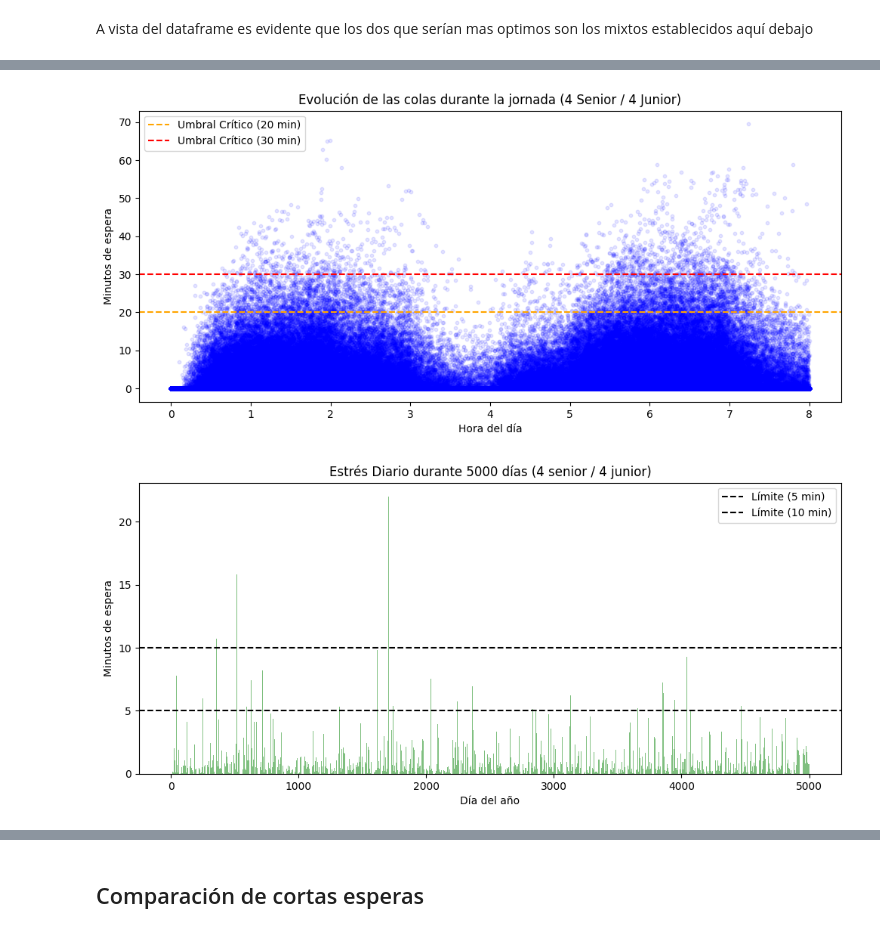
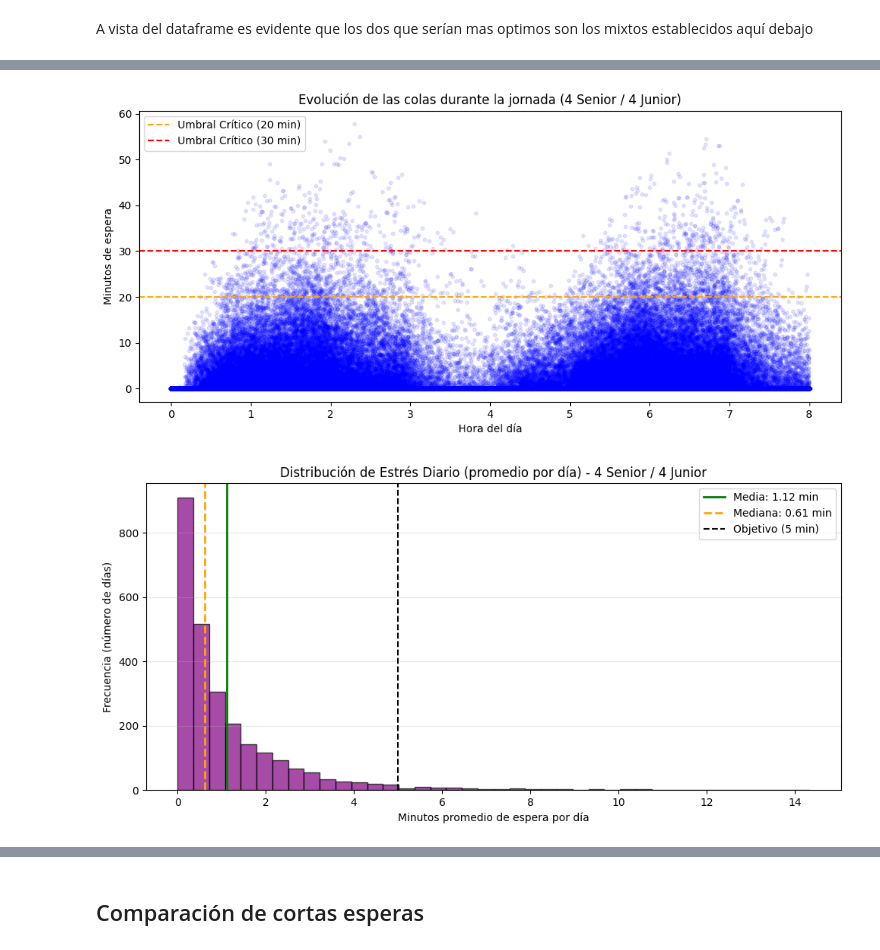
Before and after one commit to jairosdc/queue-staffing-optimization, a Jupyter notebook: Analisis_de_dataset.ipynb, the cells around one changed output, grey strips where cells are left out. Saved outputs shown, nothing was run; the diff lists cells and outputs as text; code cells hidden in the pictures.

```diff
--- a/Analisis_de_dataset.ipynb
+++ b/Analisis_de_dataset.ipynb
@@ -485,43 +485,36 @@ plt.show()
 # %%
-# --- CONFIGURACIÓN DEL ANÁLISIS DE MOMENTOS CRÍTICOS ---
-umbral_critico1 = 20  # Definimos que una "cola larga" es > 20 minutos
-umbral_critico2 = 30  # Definimos que una "cola muy larga" es > 30 minutos
+# Umbrales críticos
+umbral_critico1 = 20
+umbral_critico2 = 30
 equipo_analizar = config_asesores_8_mixtos_1
-n_jornadas = 5000
+n_jornadas = 2600
 
-resultados_por_dia = []
 total_personas_espera_larga = 0
 total_personas_atendidas = 0
-
-# >>> ARREGLO: inicializar contadores que usas después (evita arrastre de celdas previas)
 total_personas_espera_corta5 = 0
 total_personas_espera_corta10 = 0
 
+resultados_por_dia = []
 todas_las_esperas = []
 esperas_por_hora = []
 
-# Corremos unas cuantas jornadas para tener datos brutos
+# Simulación de cada jornada (UN SOLO BUCLE)
 for _ in range(n_jornadas):
-    llegadas = generacion_llegadas(15, pesos_dia) # Usamos tus funciones
+    llegadas = generacion_llegadas(15, pesos_dia)
     esperas = simulacion_atencion(equipo_analizar, llegadas)
 
+    # Guardamos datos por cliente
     for t_llegada, espera in zip(llegadas, esperas):
         espera_min = espera * 60
         todas_las_esperas.append(espera_min)
         esperas_por_hora.append({'Hora': t_llegada, 'Espera': espera_min})
 
-df_detallado = pd.DataFrame(esperas_por_hora)
-
-for i in range(n_jornadas):
-    # Generamos un día de trabajo
-    llegadas = generacion_llegadas(15, pesos_dia)
-    esperas = simulacion_atencion(equipo_analizar, llegadas)
-
+    # Estadísticas del día
     if esperas:
         # Convertimos todas las esperas del día a minutos
         esperas_minutos = [e * 60 for e in esperas]
 
-        # Guardamos el promedio del día para la gráfica (el paso que faltaba)
+        # Guardamos el promedio del día para la gráfica
         promedio_dia = sum(esperas_minutos) / len(esperas_minutos)
         resultados_por_dia.append(promedio_dia)
 
@@ -537,6 +530,8 @@ for i in range(n_jornadas):
         # Si no hubo esperas, el tiempo es 0
         resultados_por_dia.append(0)
 
+df_detallado = pd.DataFrame(esperas_por_hora)
+
 # --- 1. ¿CADA CUÁNTO HAY COLAS LARGAS? (Histograma de Riesgo) ---
 plt.figure(figsize=(10, 5))
 plt.hist(todas_las_esperas, bins=50, color='blue', edgecolor='black', alpha=0.7)
@@ -548,7 +543,7 @@ plt.ylabel("Número de clientes")
 plt.legend()
 plt.show()
 
-# --- 2. ¿EN QUÉ MOMENTOS OCURREN? (Análisis Temporal) ---
+# Gráfica de espera en cola por cliente
 plt.figure(figsize=(12, 5))
 plt.scatter(df_detallado['Hora'], df_detallado['Espera'], alpha=0.1, color='blue', s=10)
 plt.title("Evolución de las colas durante la jornada (4 Senior / 4 Junior)")
@@ -560,31 +555,45 @@ plt.xticks(range(9)) # Para ver las 8 horas de jornada
 plt.legend()
 plt.show()
 
-# --- Visualización ---
-plt.figure(figsize=(12, 5))
-# Ahora range(1, 366) y resultados_por_dia tienen ambos 365 elementos
-plt.bar(range(1, n_jornadas + 1), resultados_por_dia, color='green', alpha=0.5)
-plt.axhline(y=5, color='black', linestyle='--', label='Límite (5 min)')
-plt.axhline(y=10, color='black', linestyle='--', label='Límite (10 min)')
-plt.title(f"Estrés Diario durante {n_jornadas} días (4 senior / 4 junior)")
-plt.xlabel("Día del año")
-plt.ylabel("Minutos de espera")
-plt.legend()
+# --- HISTOGRAMA DE ESTRÉS DIARIO (Distribución de promedios diarios) ---
+fig, ax = plt.subplots(figsize=(10, 5))
+
+# Histograma de distribución de promedios diarios
+ax.hist(resultados_por_dia, bins=40, color='purple', edgecolor='black', alpha=0.7)
+ax.axvline(np.mean(resultados_por_dia), color='green', linestyle='-', linewidth=2, label=f'Media: {np.mean(resultados_por_dia):.2f} min')
+ax.axvline(np.median(resultados_por_dia), color='orange', linestyle='--', linewidth=2, label=f'Mediana: {np.median(resultados_por_dia):.2f} min')
+ax.axvline(5, color='black', linestyle='--', label='Objetivo (5 min)')
+ax.set_title("Distribución de Estrés Diario (promedio por día) - 4 Senior / 4 Junior")
+ax.set_xlabel("Minutos promedio de espera por día")
+ax.set_ylabel("Frecuencia (número de días)")
+ax.legend()
+ax.grid(axis='y', alpha=0.3)
+
+plt.tight_layout()
 plt.show()
 
 # --- MÉTRICAS DE CALIDAD DE SERVICIO (SLA) ---
 prob_larga20 = (np.array(todas_las_esperas) > umbral_critico1).mean() * 100
 prob_larga30 = (np.array(todas_las_esperas) > umbral_critico2).mean() * 100
 
-print(f"--- ANÁLISIS DE RIESGO ---")
-print(f"- Probabilidad de que un cliente espere más de {umbral_critico1} min: {prob_larga20:.2f}% de media cada {n_jornadas} jornadas")
-print(f"- Probabilidad de que un cliente espere más de {umbral_critico2} min: {prob_larga30:.2f}% de media cada {n_jornadas} jornadas")
+print(f"--- ANÁLISIS DE RIESGO (Individual) ---")
+print(f"- Probabilidad de que un cliente espere más de {umbral_critico1} min: {prob_larga20:.2f}%")
+print(f"- Probabilidad de que un cliente espere más de {umbral_critico2} min: {prob_larga30:.2f}%")
 
-print(f"Total de personas atendidas al año: {total_personas_atendidas}")
+print(f"\n--- ANÁLISIS DE ESTRÉS DIARIO ---")
+print(f"Media de estrés diario: {np.mean(resultados_por_dia):.2f} min")
+print(f"Mediana de estrés diario: {np.median(resultados_por_dia):.2f} min")
+print(f"Desviación estándar: {np.std(resultados_por_dia):.2f} min")
+print(f"Mínimo (mejor día): {np.min(resultados_por_dia):.2f} min")
+print(f"Máximo (peor día): {np.max(resultados_por_dia):.2f} min")
+print(f"Días con estrés > 5 min: {sum(1 for x in resultados_por_dia if x > 5)} de {n_jornadas}")
+
+print(f"\n--- ANÁLISIS GLOBAL ---")
+print(f"Total de personas atendidas: {total_personas_atendidas}")
 print(f"Total de personas que esperaron menos de 5 min: {total_personas_espera_corta5}")
 print(f"Total de personas que esperaron menos de 10 min: {total_personas_espera_corta10}")
 
 if total_personas_atendidas > 0:
     satisfaccion = (total_personas_espera_corta10 / total_personas_atendidas) * 100
-    print(f"Porcentaje de satisfacción: {satisfaccion:.2f}%")
+    print(f"Porcentaje de satisfacción (espera < 10 min): {satisfaccion:.2f}%")
 # %% [output]
@@ -592,2 +601,2 @@ if total_personas_atendidas > 0:
-[figure, old version]
+[figure, new version]
-[figure, old version]
+[figure, new version]
```
Also changed, not shown: parts of 5 cells of this notebook.
